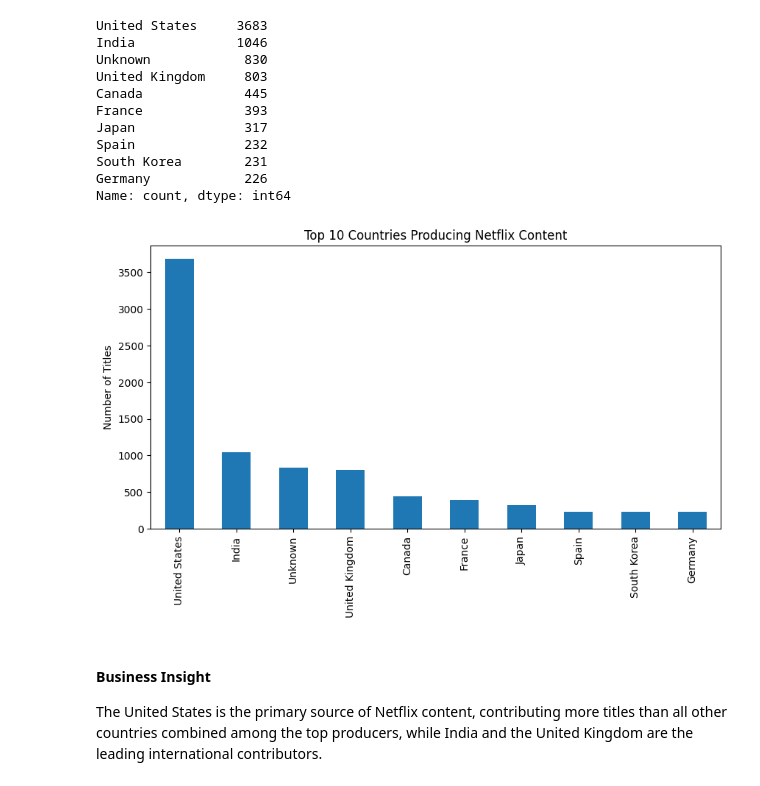
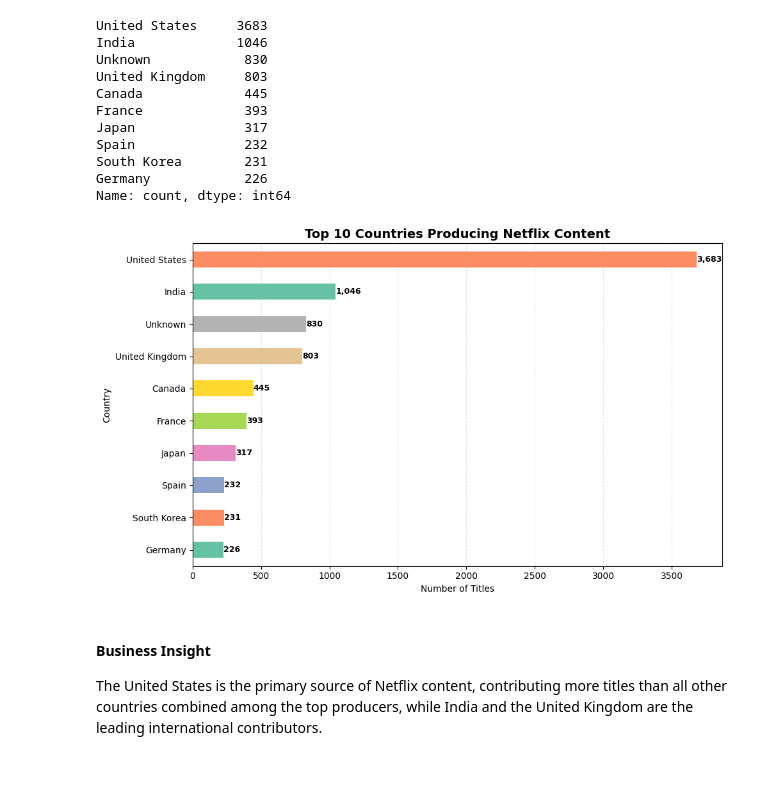
Before and after one commit to Saramarianne18/netflix-analytics-project, a Jupyter notebook: analysis.ipynb, the cells around one changed output. Cells and saved outputs as stored; diff of their text form; code cells hidden in the pictures.

Commit message:
Update visualizations

```diff
--- a/analysis.ipynb
+++ b/analysis.ipynb
@@ -356,14 +356,39 @@ Spain              232
 South Korea        231
 Germany            226
 Name: count, dtype: int64
-# %%
-plt.figure(figsize=(10,5))
-country_count.head(10).plot(kind='bar')
-plt.title('Top 10 Countries Producing Netflix Content')
-plt.ylabel('Number of Titles')
-plt.show()
-# %% [output]
-[figure, removed]
+# %%
+plt.figure(figsize=(10,6))
+
+ax = country_count.head(10).sort_values().plot(
+    kind='barh',
+    color=sns.color_palette("Set2", len(country_count.head(10)))
+)
+
+for p in ax.patches:
+    ax.annotate(
+        f'{int(p.get_width()):,}',
+        (p.get_width(), p.get_y() + p.get_height()/2),
+        ha='left',
+        va='center',
+        fontsize=9,
+        fontweight='bold'
+    )
+
+plt.title(
+    'Top 10 Countries Producing Netflix Content',
+    fontsize=14,
+    fontweight='bold'
+)
+
+plt.xlabel('Number of Titles')
+plt.ylabel('Country')
+
+plt.grid(axis='x', linestyle='--', alpha=0.3)
+
+plt.tight_layout()
+plt.show()
+# %% [output]
+[figure, added]
 # %% [markdown]
 #### Business Insight
 
```
Also changed, not shown: parts of 8 cells of this notebook, 5 other files.
